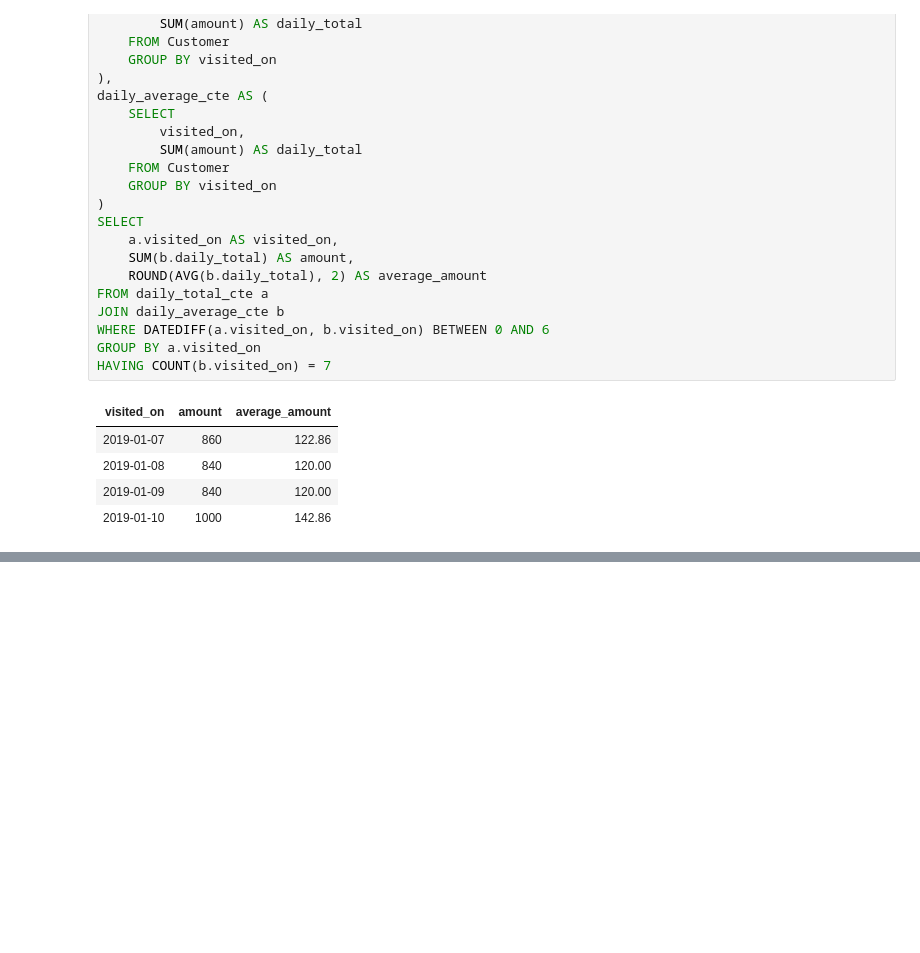
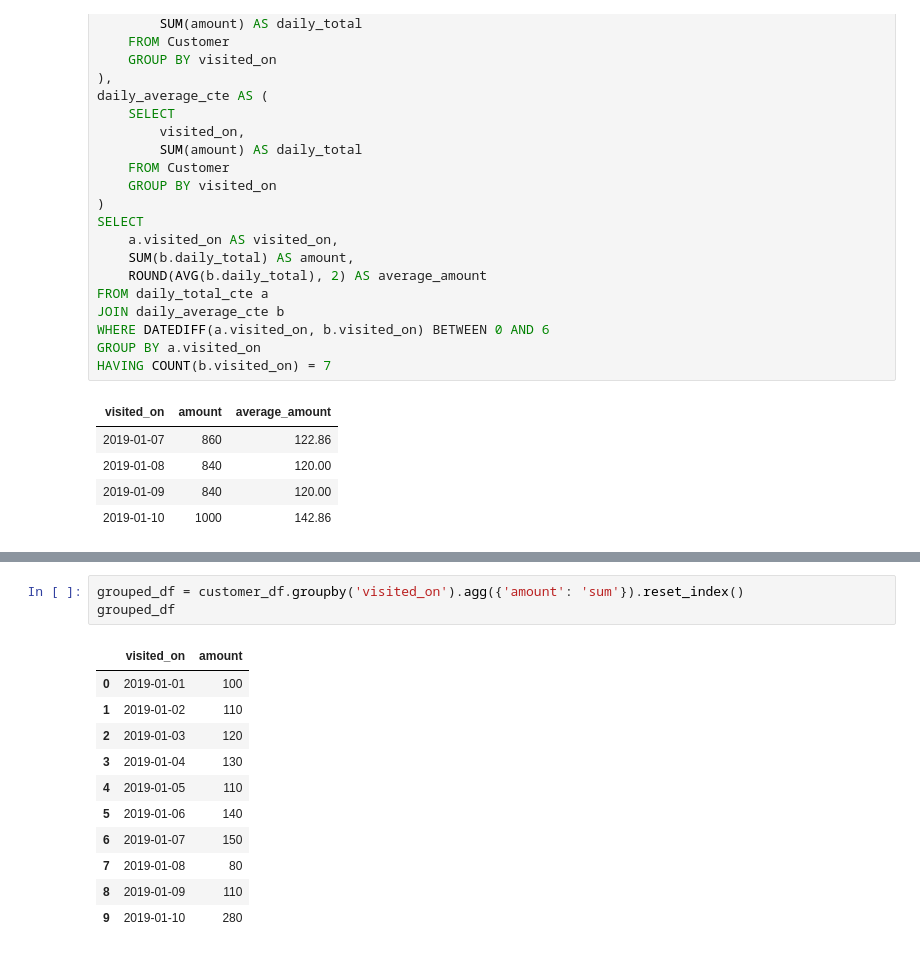
Before and after one commit to benkaan001/mysql_query_lab, a Jupyter notebook: mysql_query_lab/notebooks/leetcode50/06_04_restaurant_growth.ipynb, the cells around one changed output, grey strips where cells are left out. Cells and saved outputs as stored; diff of their text form; blank space fills up the shorter version.

```diff
--- a/mysql_query_lab/notebooks/leetcode50/06_04_restaurant_growth.ipynb
+++ b/mysql_query_lab/notebooks/leetcode50/06_04_restaurant_growth.ipynb
@@ -239,0 +295,15 @@ HAVING COUNT(b.visited_on) = 7
+# %%
+grouped_df = customer_df.groupby('visited_on').agg({'amount': 'sum'}).reset_index()
+grouped_df
+# %% [output]
+|  | visited_on | amount |
+| 0 | 2019-01-01 | 100 |
+| 1 | 2019-01-02 | 110 |
+| 2 | 2019-01-03 | 120 |
+| 3 | 2019-01-04 | 130 |
+| 4 | 2019-01-05 | 110 |
+| 5 | 2019-01-06 | 140 |
+| 6 | 2019-01-07 | 150 |
+| 7 | 2019-01-08 | 80 |
+| 8 | 2019-01-09 | 110 |
+| 9 | 2019-01-10 | 280 |
```
Also changed, not shown: parts of 10 cells of this notebook.
